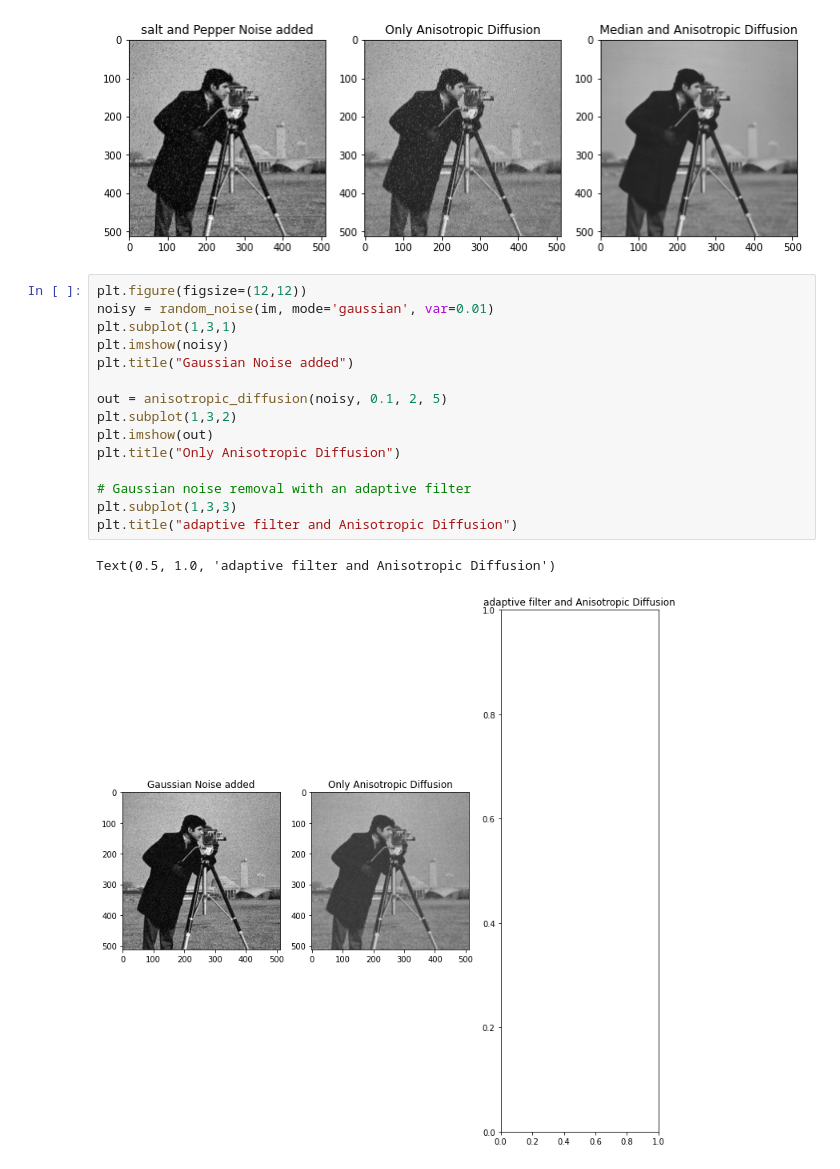
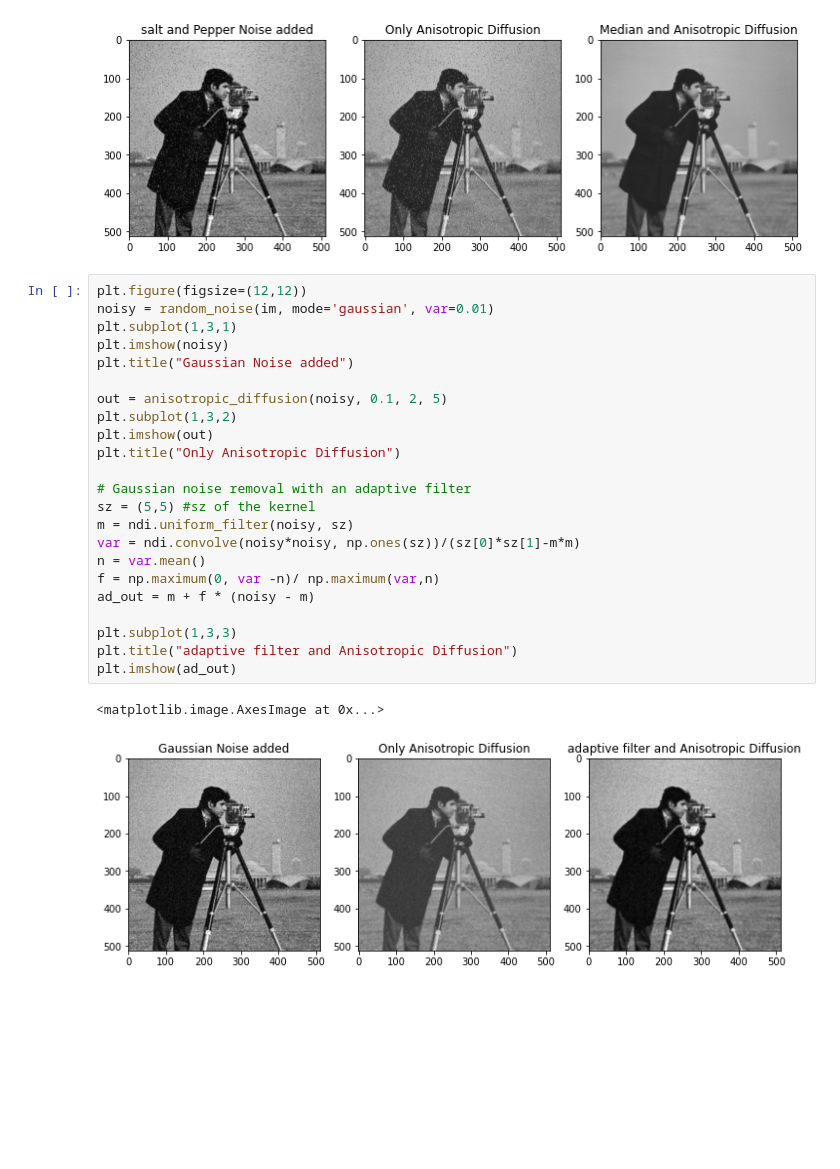
Before and after one commit to ShaneHoughton/anisotropic_diffusion, a Jupyter notebook: Project02.ipynb, the cells around one changed output. Cells and saved outputs as stored; diff of their text form; blank space fills up the shorter version.

```diff
--- a/Project02.ipynb
+++ b/Project02.ipynb
@@ -199,18 +204,26 @@ Text(0.5, 1.0, 'Median and Anisotropic Diffusion')
 # %%
 plt.figure(figsize=(12,12))
 noisy = random_noise(im, mode='gaussian', var=0.01)
 plt.subplot(1,3,1)
 plt.imshow(noisy)
 plt.title("Gaussian Noise added")
 
 out = anisotropic_diffusion(noisy, 0.1, 2, 5)
 plt.subplot(1,3,2)
 plt.imshow(out)
 plt.title("Only Anisotropic Diffusion")
 
 # Gaussian noise removal with an adaptive filter
+sz = (5,5) #sz of the kernel
+m = ndi.uniform_filter(noisy, sz)
+var = ndi.convolve(noisy*noisy, np.ones(sz))/(sz[0]*sz[1]-m*m)
+n = var.mean()
+f = np.maximum(0, var -n)/ np.maximum(var,n)
+ad_out = m + f * (noisy - m)
+
 plt.subplot(1,3,3)
 plt.title("adaptive filter and Anisotropic Diffusion")
+plt.imshow(ad_out)
 # %% [output]
-Text(0.5, 1.0, 'adaptive filter and Anisotropic Diffusion')
+<matplotlib.image.AxesImage at 0x...>
-[figure, old version]
+[figure, new version]
```
Also changed, not shown: parts of 4 cells of this notebook, 1 other file.
